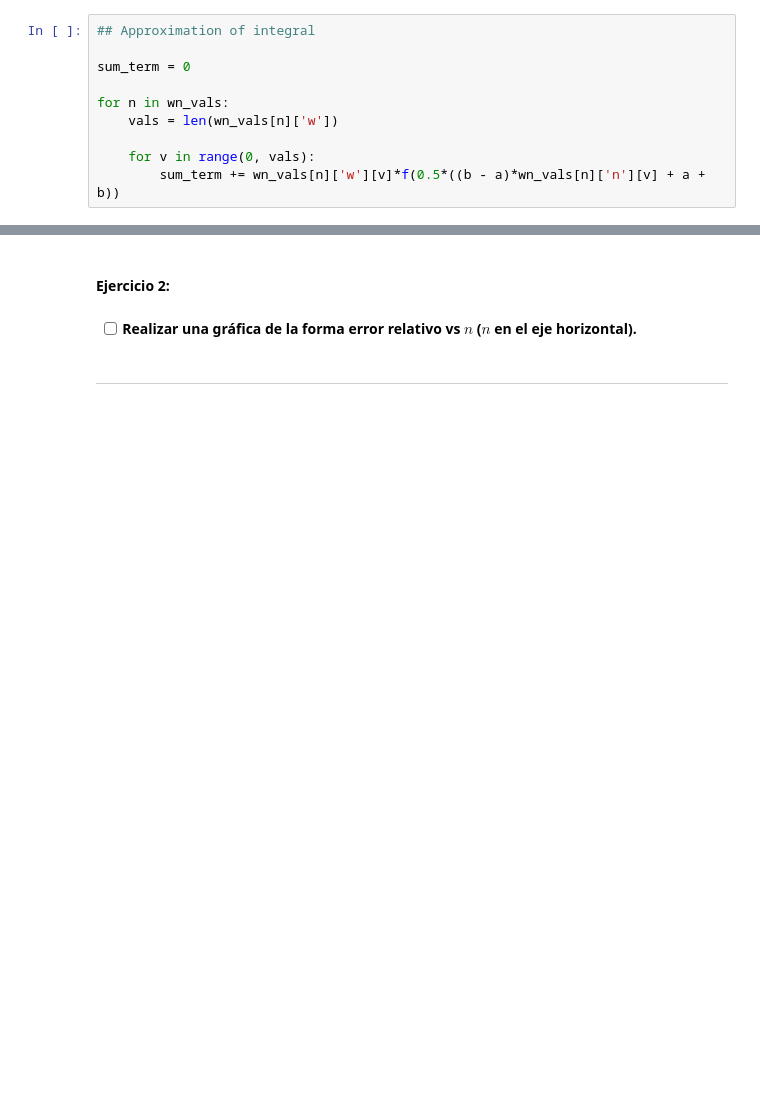
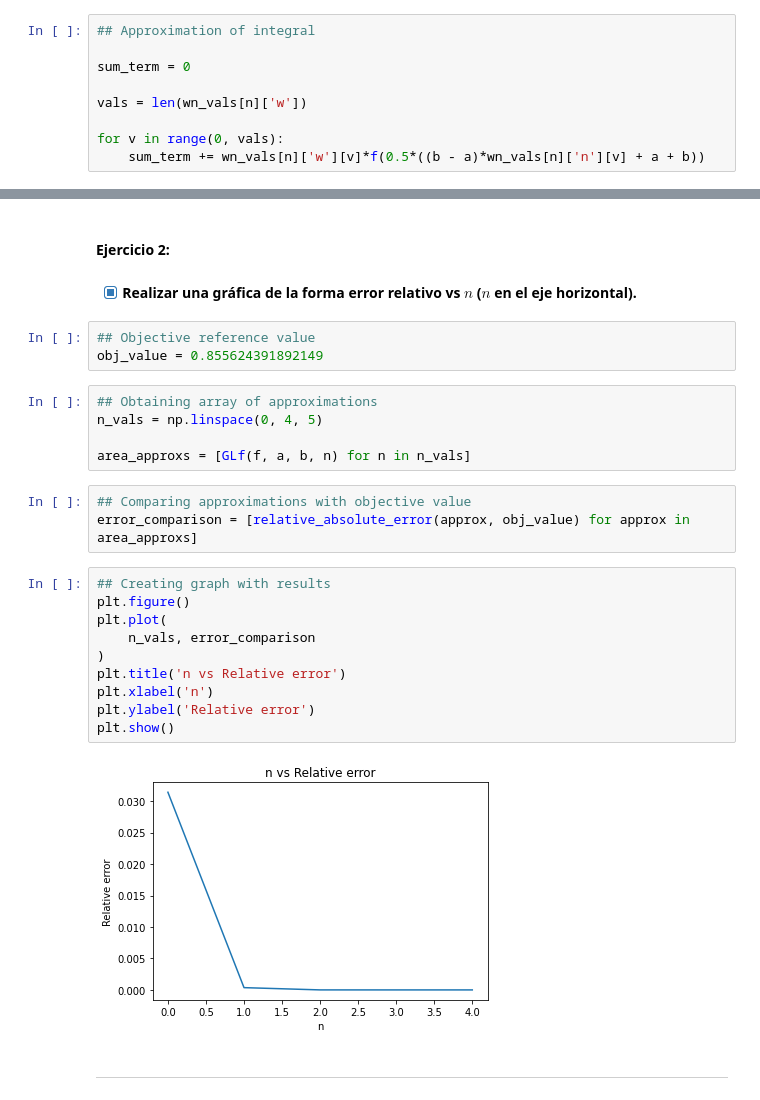
Before and after one commit to Roberto919/Propedeutico, a Jupyter notebook: Ejercicios_clase/1_Calc_diff_int_python/1_aproximacion_a_derivadas_e_integrales.ipynb, the cells around one changed output, grey strips where cells are left out. Cells and saved outputs as stored; diff of their text form; blank space fills up the shorter version.

```diff
--- a/Ejercicios_clase/1_Calc_diff_int_python/1_aproximacion_a_derivadas_e_integrales.ipynb
+++ b/Ejercicios_clase/1_Calc_diff_int_python/1_aproximacion_a_derivadas_e_integrales.ipynb
@@ -678,11 +736,10 @@ f = lambda x: math.exp(-(x**2)/2)
 
 sum_term = 0
 
-for n in wn_vals:
-    vals = len(wn_vals[n]['w'])
+vals = len(wn_vals[n]['w'])
 
-    for v in range(0, vals):
-        sum_term += wn_vals[n]['w'][v]*f(0.5*((b - a)*wn_vals[n]['n'][v] + a + b))
+for v in range(0, vals):
+    sum_term += wn_vals[n]['w'][v]*f(0.5*((b - a)*wn_vals[n]['n'][v] + a + b))
 # %%
 area_approx = (b - a)/2*sum_term
 area_approx
@@ -710,7 +767,30 @@ def GLf(f,a,b,n): #GLf: Gauss-Legendre quadrature for f
 # %% [markdown]
 #### Ejercicio 2:
 # %% [markdown]
-- [ ] **Realizar una gráfica de la forma error relativo vs $n$ ($n$ en el eje horizontal).**
+- [x] **Realizar una gráfica de la forma error relativo vs $n$ ($n$ en el eje horizontal).**
+# %%
+## Objective reference value
+obj_value = 0.855624391892149
+# %%
+## Obtaining array of approximations
+n_vals = np.linspace(0, 4, 5)
+
+area_approxs = [GLf(f, a, b, n) for n in n_vals]
+# %%
+## Comparing approximations with objective value
+error_comparison = [relative_absolute_error(approx, obj_value) for approx in area_approxs]
+# %%
+## Creating graph with results
+plt.figure()
+plt.plot(
+    n_vals, error_comparison
+)
+plt.title('n vs Relative error')
+plt.xlabel('n')
+plt.ylabel('Relative error')
+plt.show()
+# %% [output]
+[figure, added]
 # %% [markdown]
 ---
 # %% [markdown]
```
Also changed, not shown: parts of 17 cells of this notebook, 1 other file.
